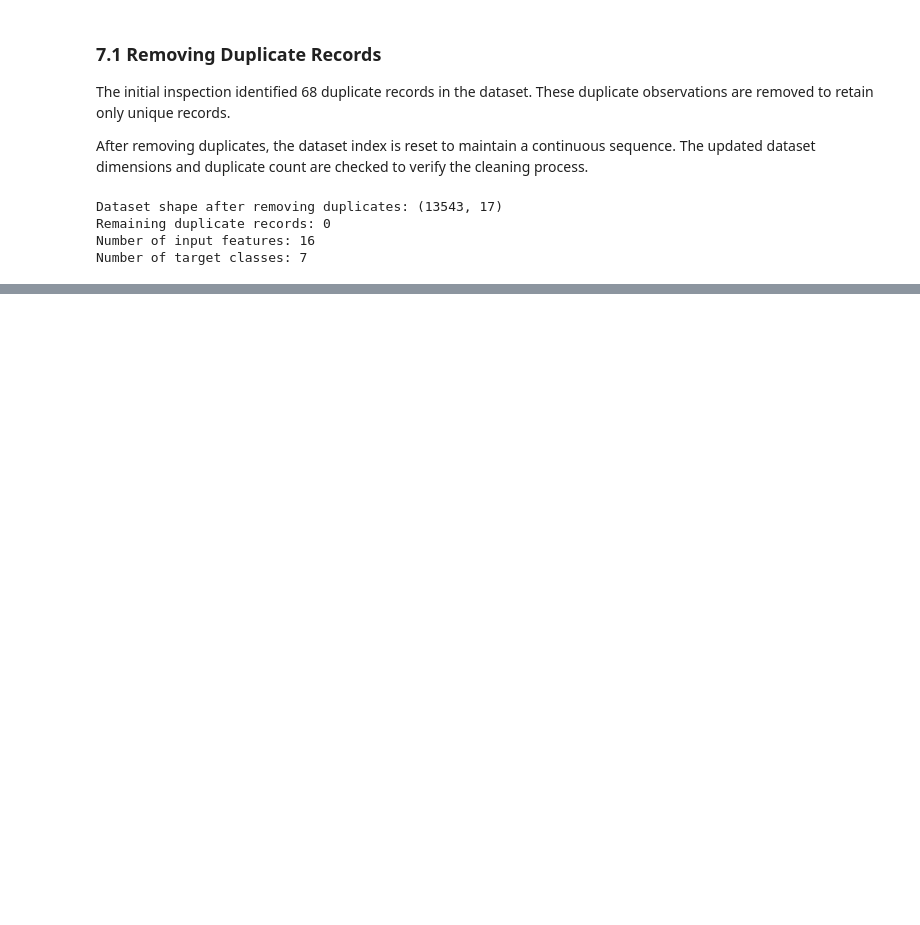
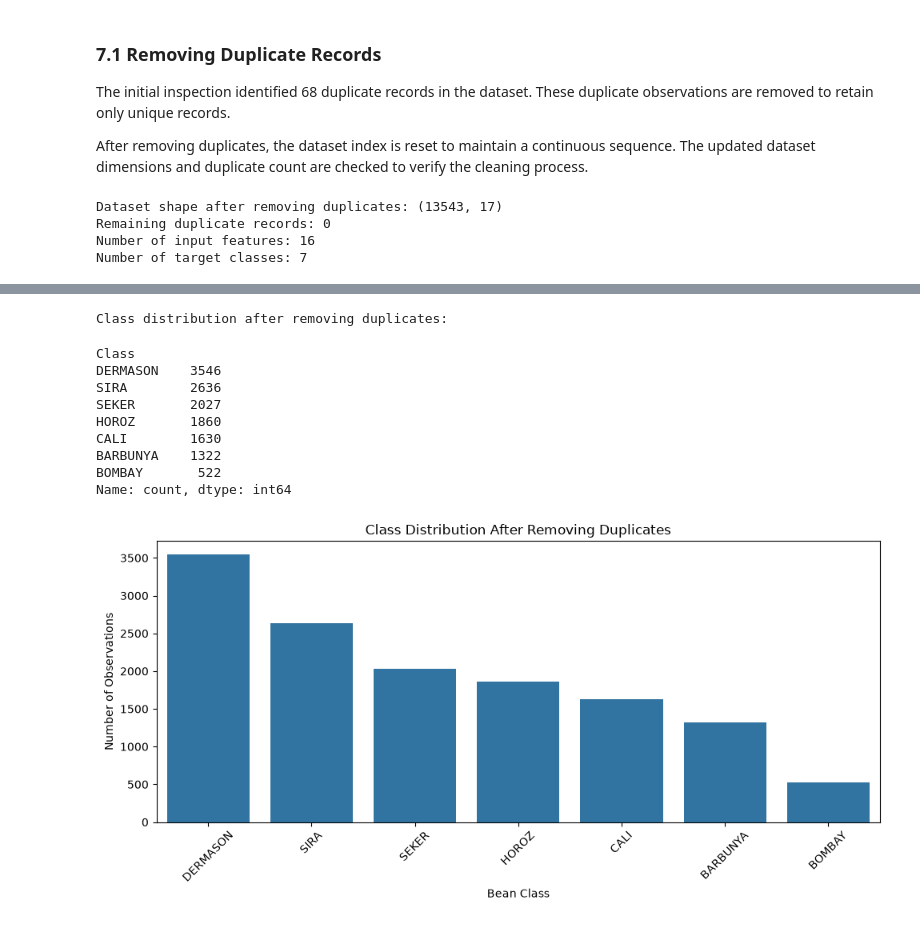
Before and after one commit to sharmisharapinj/BITS_ML_Assignment_2, a Jupyter notebook: ML_Assignment_2.ipynb, the cells around one changed output, grey strips where cells are left out. Drawn from its saved outputs; the diff is of its cells as text; code cells hidden in the pictures; blank space fills up the shorter version.

```diff
--- a/ML_Assignment_2.ipynb
+++ b/ML_Assignment_2.ipynb
@@ -325,0 +336,29 @@ Number of target classes: 7
+# %%
+# Calculate the number of observations in each class
+class_distribution = y.value_counts().sort_values(ascending=False)
+
+print("Class distribution after removing duplicates:")
+display(class_distribution)
+
+# Visualize the class distribution
+plt.figure(figsize=(10, 5))
+sns.countplot(data=df, x="Class", order=class_distribution.index)
+
+plt.title("Class Distribution After Removing Duplicates")
+plt.xlabel("Bean Class")
+plt.ylabel("Number of Observations")
+plt.xticks(rotation=45)
+plt.tight_layout()
+plt.show()
+# %% [output]
+Class distribution after removing duplicates:
+Class
+DERMASON    3546
+SIRA        2636
+SEKER       2027
+HOROZ       1860
+CALI        1630
+BARBUNYA    1322
+BOMBAY       522
+Name: count, dtype: int64
+[figure, added]
```
Also changed, not shown: parts of 6 cells of this notebook.
